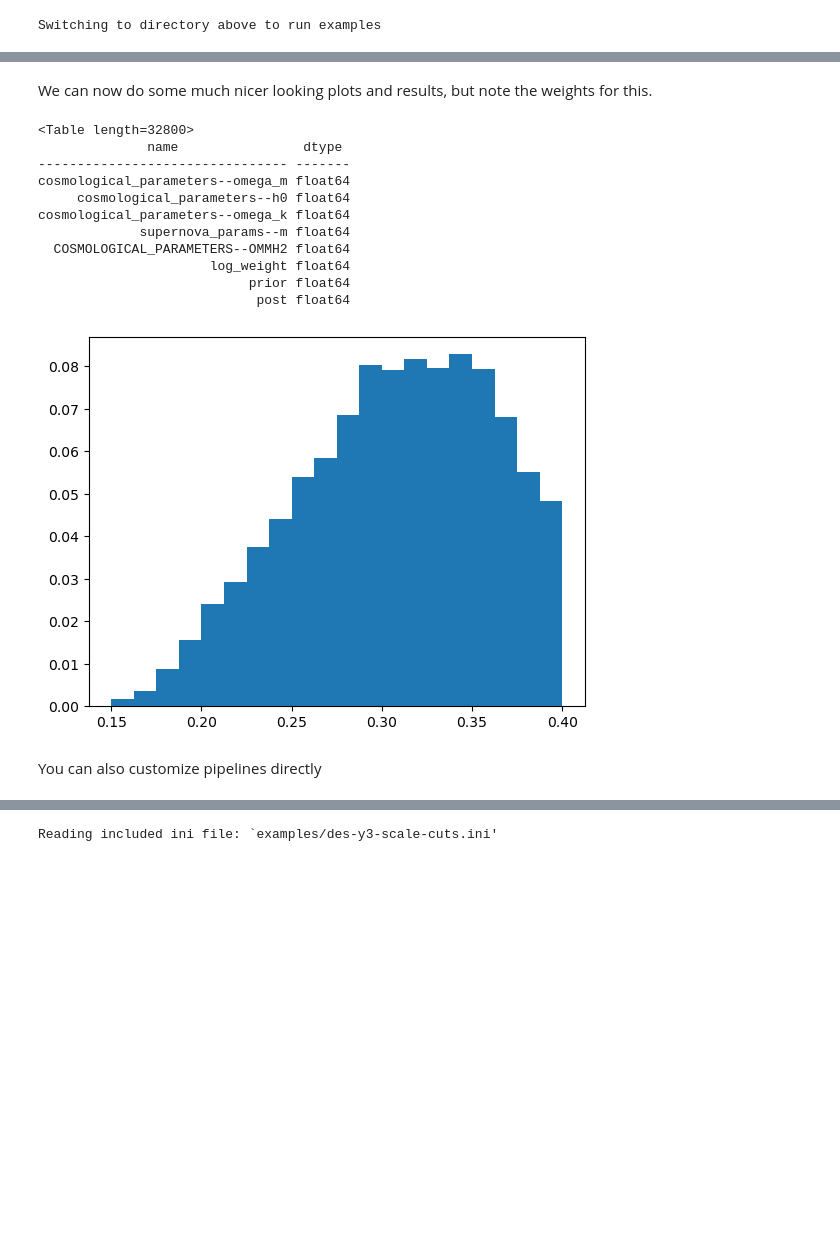
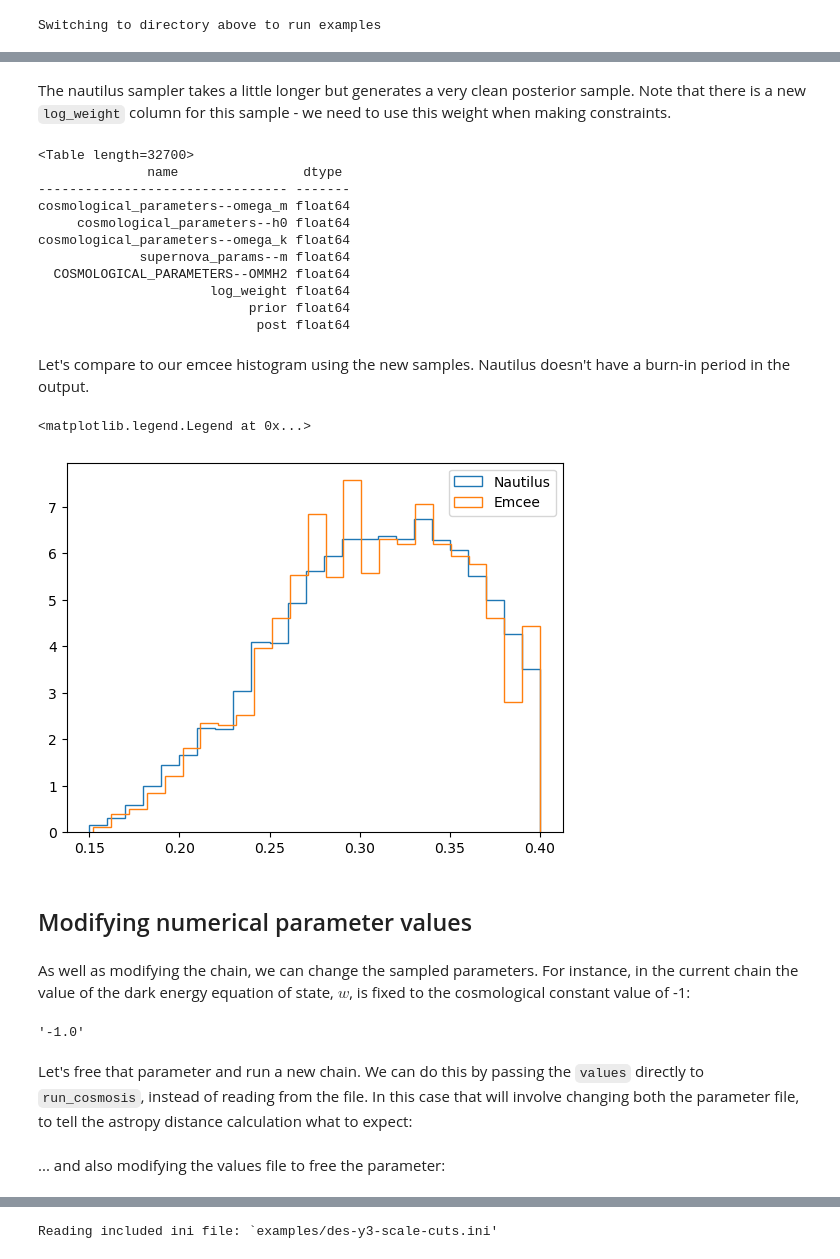
Before and after one commit to joezuntz/cosmosis-standard-library, a Jupyter notebook: examples/example.ipynb, the cells around one changed output, grey strips where cells are left out. Drawn from its saved outputs; the diff is of its cells as text; code cells hidden in the pictures; blank space fills up the shorter version.

```diff
--- a/examples/example.ipynb
+++ b/examples/example.ipynb
@@ -71,7 +75,7 @@ By default CosmoSIS saves output to a file, but you can get the output directly
 
 Note that in this form the chain can't resume from an existing run, so for larger or slower runs it's wiser to save to file.
 # %%
-status, output = cosmosis.run_cosmosis("examples/pantheon.ini", output="astropy")
+status, chain = cosmosis.run_cosmosis("examples/pantheon.ini", output="astropy")
 # %% [output]
 Deprecated: The [pipeline] quiet option is deprecated.  Set [runtime] verbosity instead.
 Setup all pipeline modules
@@ -116,12 +140,7 @@ Now we can plot some results directly from this table:
 # %%
-plt.plot(output["cosmological_parameters--omega_m"], ',')
+plt.plot(chain["cosmological_parameters--omega_m"], ',')
 
 # The plot will show the chain is not burnt in until about 3000 samples
 burn = 3000
 plt.axvline(burn, color='r')
-chain = output[burn:]
-
-# A histogram shows us posterior constraints
-plt.figure()
-plt.hist(chain['cosmological_parameters--omega_m'], bins=25);
 # %% [output]
@@ -129,0 +151,7 @@ plt.hist(chain['cosmological_parameters--omega_m'], bins=25);
+# %%
+# Cut out the start
+chain1 = chain[burn:]
+
+# Make a plot
+plt.figure()
+plt.hist(chain1['cosmological_parameters--omega_m'], bins=25);
@@ -200,9 +263,9 @@ Using likelihooods from first run:
 # %% [markdown]
-We can now do some much nicer looking plots and results, but note the weights for this.
+The nautilus sampler takes a little longer but generates a very clean posterior sample. Note that there is a new `log_weight` column for this sample - we need to use this weight when making constraints.
 # %%
 chain2.info()
 # %% [output]
-<Table length=32800>
+<Table length=32700>
               name                dtype
 -------------------------------- -------
 cosmological_parameters--omega_m float64
@@ -213,9 +276,37 @@ cosmological_parameters--omega_k float64
                       log_weight float64
                            prior float64
                             post float64
+# %% [markdown]
+Let's compare to our emcee histogram using the new samples. Nautilus doesn't have a burn-in period in the output.
 # %%
-plt.hist(chain2['cosmological_parameters--omega_m'], weights=np.exp(chain2['log_weight']), bins=20);
+plt.hist(
+    chain2['cosmological_parameters--omega_m'],
+    weights=np.exp(chain2['log_weight']),
+    bins=25,
+    histtype='step',
+    density=1,
+    label='Nautilus'
+);
+
+plt.hist(
+    chain1['cosmological_parameters--omega_m'][burn:],
+    bins=25,
+    histtype='step',
+    density=1,
+    label='Emcee'
+);
+plt.legend()
 # %% [output]
+<matplotlib.legend.Legend at 0x...>
-[figure, old version]
+[figure, new version]
-# %% [markdown]
-You can also customize pipelines directly
+# %% [markdown]
+## Modifying numerical parameter values
+# %% [markdown]
+As well as modifying the chain, we can change the sampled parameters.  For instance, in the current chain the value of the dark energy equation of state, $w$, is fixed to the cosmological constant value of -1:
+# %%
+values = cosmosis.Inifile("examples/pantheon_values.ini")
+values['cosmological_parameters', 'w']
+# %% [output]
+'-1.0'
+# %% [markdown]
+Let's free that parameter and run a new chain.  We can do this by passing the `values` directly to `run_cosmosis`, instead of reading from the file. In this case that will involve changing both the parameter file, to tell the astropy distance calculation what to expect:
@@ -221,0 +316,2 @@ You can also customize pipelines directly
+# %% [markdown]
+... and also modifying the values file to free the parameter:
```
Also changed, not shown: parts of 71 cells of this notebook.
